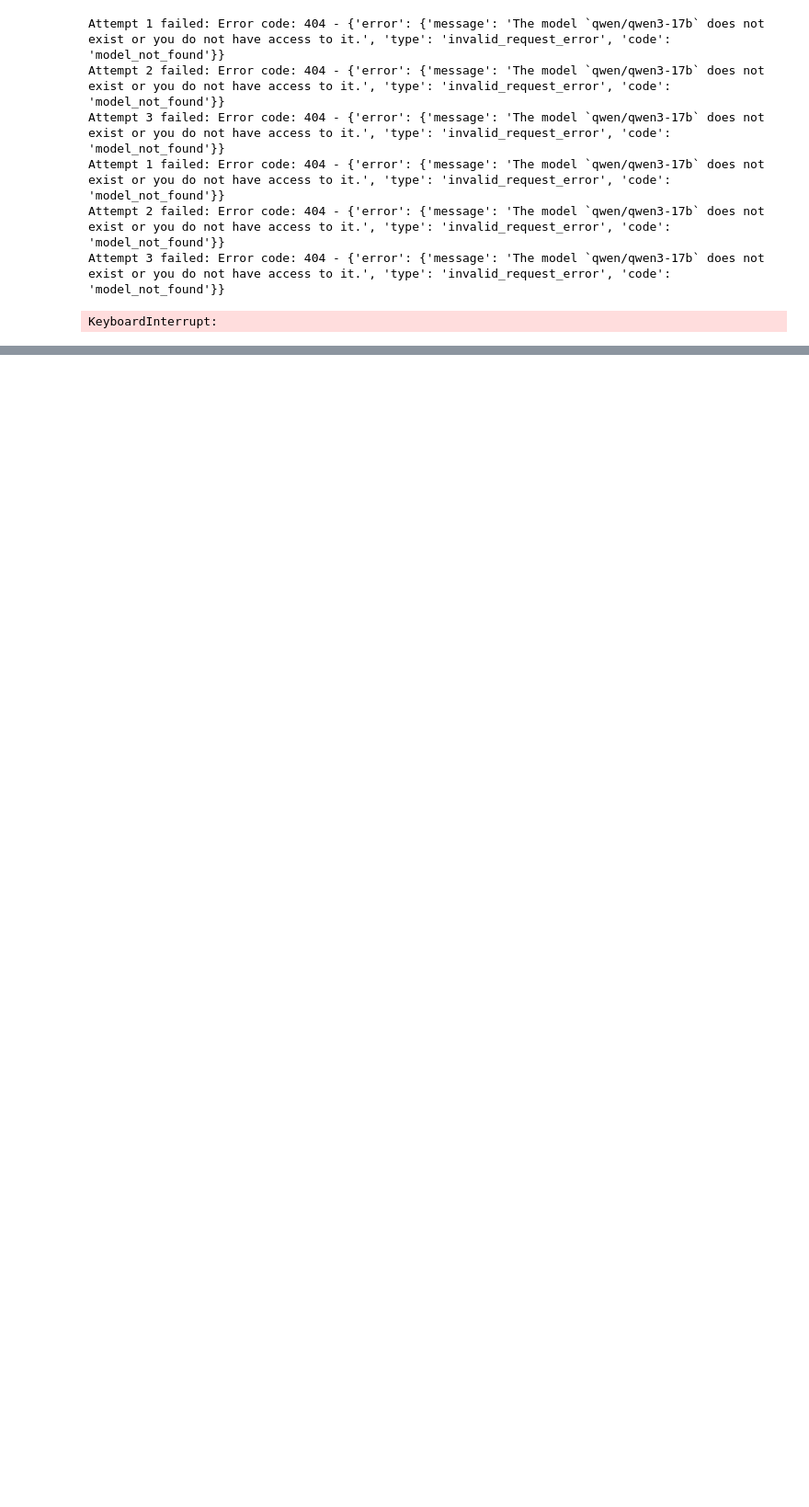
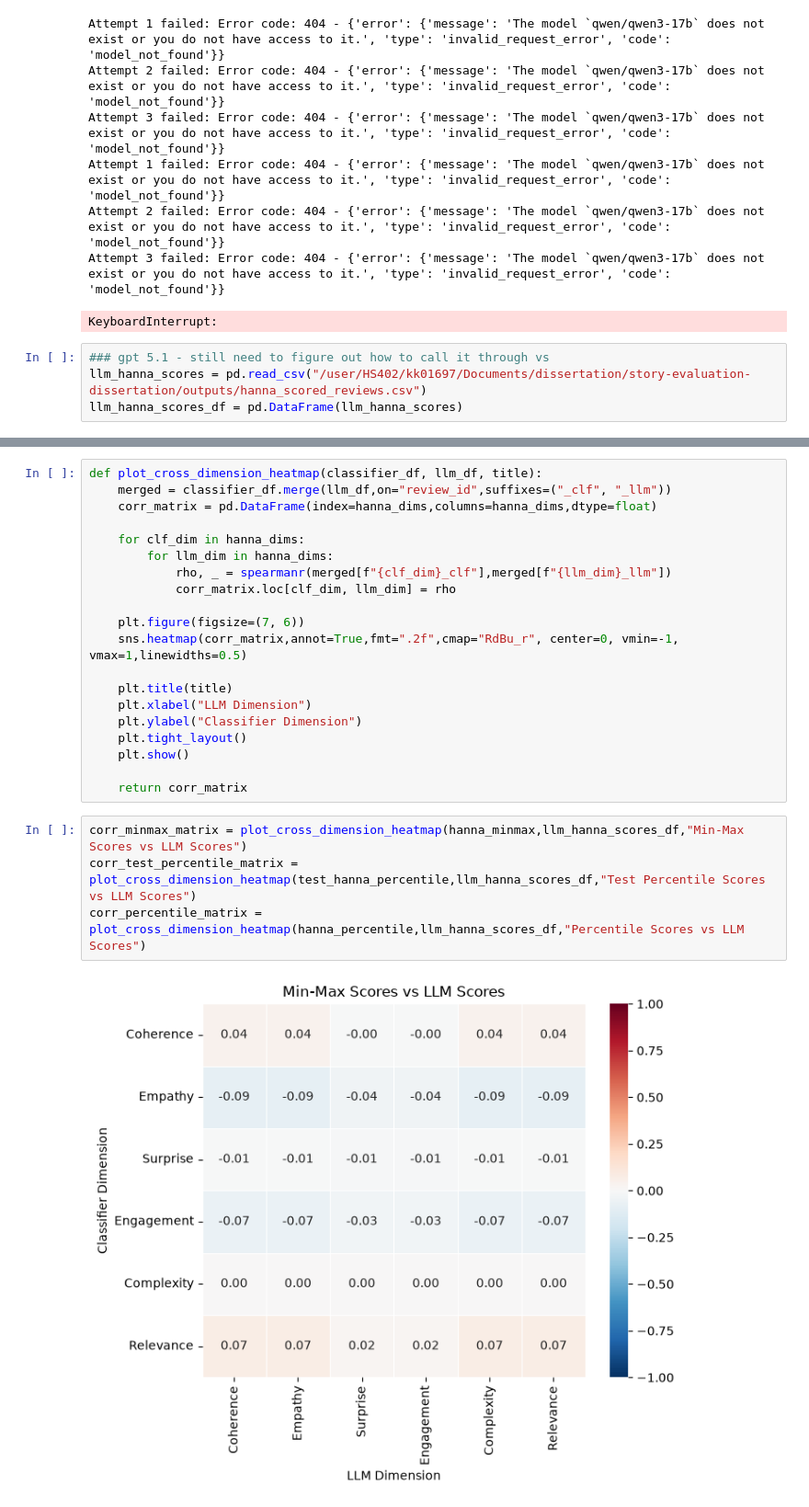
Before and after one commit to khwezikunene/story-evaluation-dissertation, a Jupyter notebook: notebooks/objective1/03_hanna_validate.ipynb, the cells around one changed output, grey strips where cells are left out. Shown at 92% size. Saved outputs shown, nothing was run; the diff lists cells and outputs as text; blank space fills up the shorter version.

```diff
--- a/notebooks/objective1/03_hanna_validate.ipynb
+++ b/notebooks/objective1/03_hanna_validate.ipynb
@@ -272,3 +280,7 @@ Attempt 1 failed: Error code: 404 - {'error': {'message': 'The model `qwen/qwen3
 Attempt 2 failed: Error code: 404 - {'error': {'message': 'The model `qwen/qwen3-17b` does not exist or you do not have access to it.', 'type': 'invalid_request_error', 'code': 'model_not_found'}}
 Attempt 3 failed: Error code: 404 - {'error': {'message': 'The model `qwen/qwen3-17b` does not exist or you do not have access to it.', 'type': 'invalid_request_error', 'code': 'model_not_found'}}
 KeyboardInterrupt:
+# %%
+### gpt 5.1 - still need to figure out how to call it through vs
+llm_hanna_scores = pd.read_csv("/user/HS402/kk01697/Documents/dissertation/story-evaluation-dissertation/outputs/hanna_scored_reviews.csv")
+llm_hanna_scores_df = pd.DataFrame(llm_hanna_scores)
@@ -290,0 +322,26 @@ correlation_results.pivot(index="dimension", columns="method", values="spearman_
+# %%
+def plot_cross_dimension_heatmap(classifier_df, llm_df, title):
+    merged = classifier_df.merge(llm_df,on="review_id",suffixes=("_clf", "_llm"))
+    corr_matrix = pd.DataFrame(index=hanna_dims,columns=hanna_dims,dtype=float)
+
+    for clf_dim in hanna_dims:
+        for llm_dim in hanna_dims:
+            rho, _ = spearmanr(merged[f"{clf_dim}_clf"],merged[f"{llm_dim}_llm"])
+            corr_matrix.loc[clf_dim, llm_dim] = rho
+
+    plt.figure(figsize=(7, 6))
+    sns.heatmap(corr_matrix,annot=True,fmt=".2f",cmap="RdBu_r", center=0, vmin=-1, vmax=1,linewidths=0.5)
+
+    plt.title(title)
+    plt.xlabel("LLM Dimension")
+    plt.ylabel("Classifier Dimension")
+    plt.tight_layout()
+    plt.show()
+
+    return corr_matrix
+# %%
+corr_minmax_matrix = plot_cross_dimension_heatmap(hanna_minmax,llm_hanna_scores_df,"Min-Max Scores vs LLM Scores")
+corr_test_percentile_matrix = plot_cross_dimension_heatmap(test_hanna_percentile,llm_hanna_scores_df,"Test Percentile Scores vs LLM Scores")
+corr_percentile_matrix = plot_cross_dimension_heatmap(hanna_percentile,llm_hanna_scores_df,"Percentile Scores vs LLM Scores")
+# %% [output]
+[figure, added]
```
Also changed, not shown: parts of 12 cells of this notebook, 3 other files.
